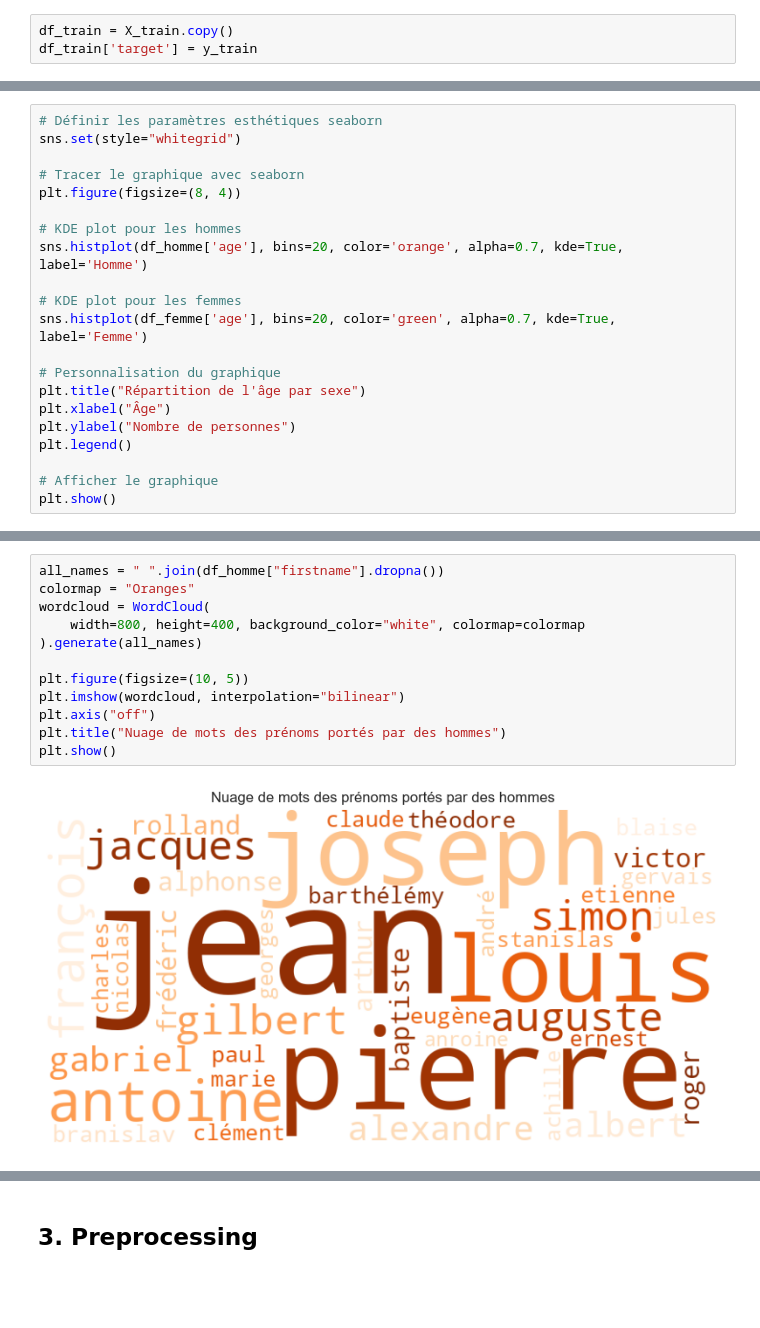
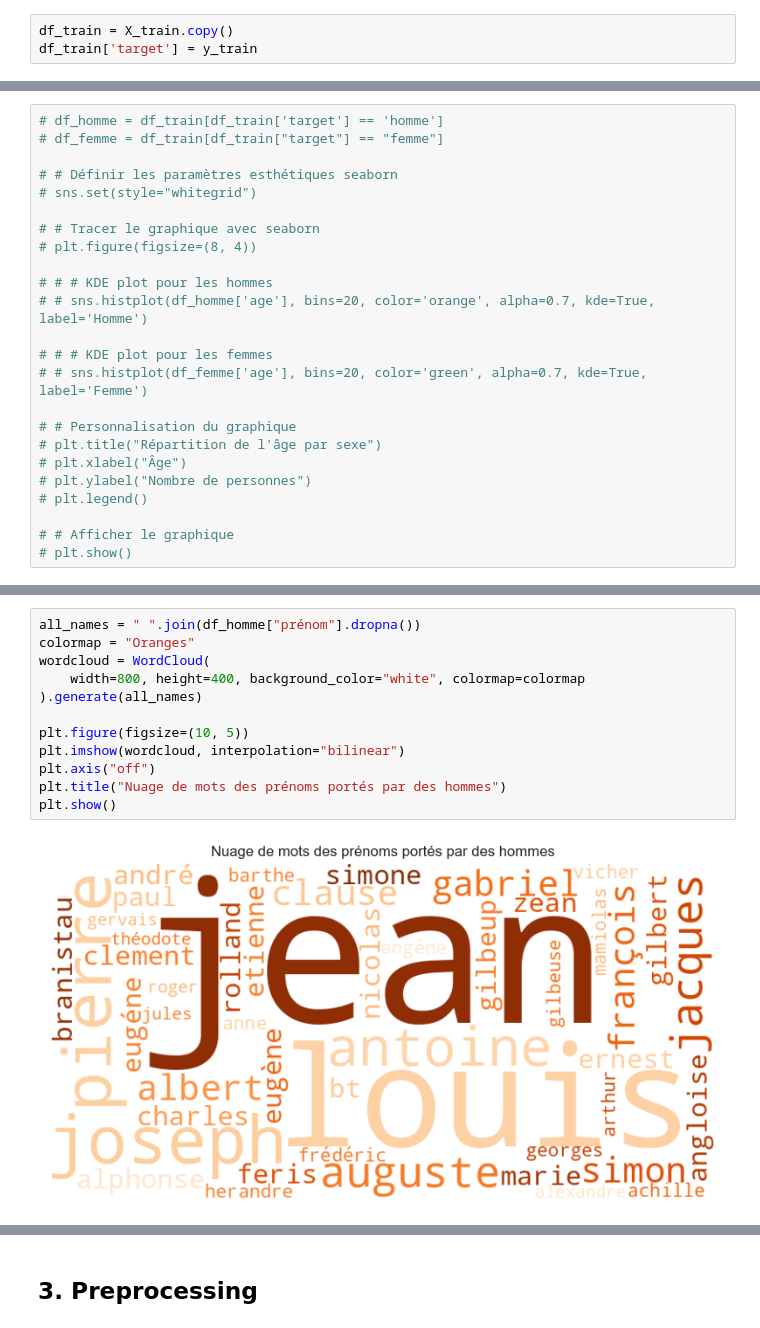
Before and after one commit to emanieluu/ml_for_nlp, a Jupyter notebook: NLP_Project.ipynb, the cells around one changed output, grey strips where cells are left out. Cells and saved outputs as stored; diff of their text form; blank space fills up the shorter version.

```diff
--- a/NLP_Project.ipynb
+++ b/NLP_Project.ipynb
@@ -128,21 +201,24 @@ df_train['target'] = y_train
 # %%
-# Définir les paramètres esthétiques seaborn
-sns.set(style="whitegrid")
+# df_homme = df_train[df_train['target'] == 'homme']
+# df_femme = df_train[df_train["target"] == "femme"]
 
-# Tracer le graphique avec seaborn
-plt.figure(figsize=(8, 4))
+# # Définir les paramètres esthétiques seaborn
+# sns.set(style="whitegrid")
 
-# KDE plot pour les hommes
-sns.histplot(df_homme['age'], bins=20, color='orange', alpha=0.7, kde=True, label='Homme')
+# # Tracer le graphique avec seaborn
+# plt.figure(figsize=(8, 4))
 
-# KDE plot pour les femmes
-sns.histplot(df_femme['age'], bins=20, color='green', alpha=0.7, kde=True, label='Femme')
+# # # KDE plot pour les hommes
+# # sns.histplot(df_homme['age'], bins=20, color='orange', alpha=0.7, kde=True, label='Homme')
 
-# Personnalisation du graphique
-plt.title("Répartition de l'âge par sexe")
-plt.xlabel("Âge")
-plt.ylabel("Nombre de personnes")
-plt.legend()
+# # # KDE plot pour les femmes
+# # sns.histplot(df_femme['age'], bins=20, color='green', alpha=0.7, kde=True, label='Femme')
 
-# Afficher le graphique
-plt.show()
+# # Personnalisation du graphique
+# plt.title("Répartition de l'âge par sexe")
+# plt.xlabel("Âge")
+# plt.ylabel("Nombre de personnes")
+# plt.legend()
+
+# # Afficher le graphique
+# plt.show()
@@ -151,15 +237,15 @@ plt.show()
 # %%
-all_names = " ".join(df_homme["firstname"].dropna())
+all_names = " ".join(df_homme["prénom"].dropna())
 colormap = "Oranges"
 wordcloud = WordCloud(
     width=800, height=400, background_color="white", colormap=colormap
 ).generate(all_names)
 
 plt.figure(figsize=(10, 5))
 plt.imshow(wordcloud, interpolation="bilinear")
 plt.axis("off")
 plt.title("Nuage de mots des prénoms portés par des hommes")
 plt.show()
 # %% [output]
-[figure, old version]
+[figure, new version]
 # %%
```
Also changed, not shown: parts of 32 cells of this notebook, 6 other files.
